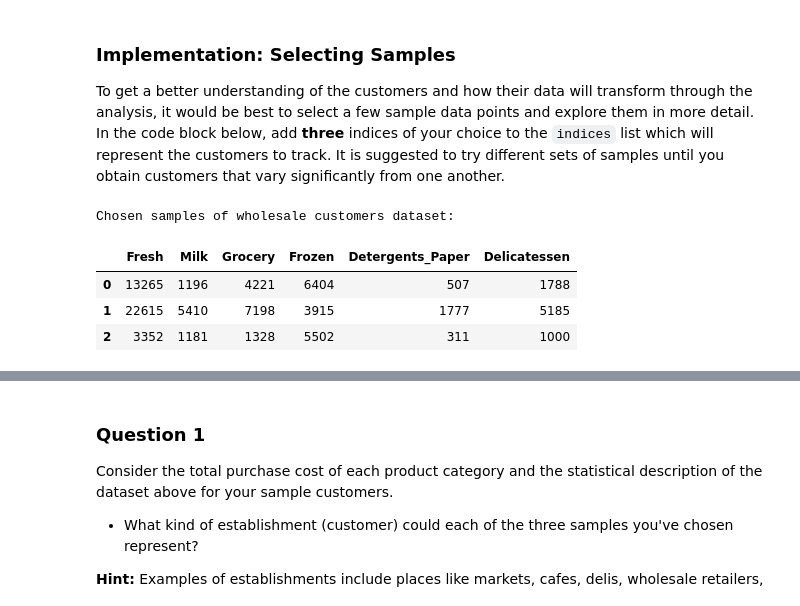
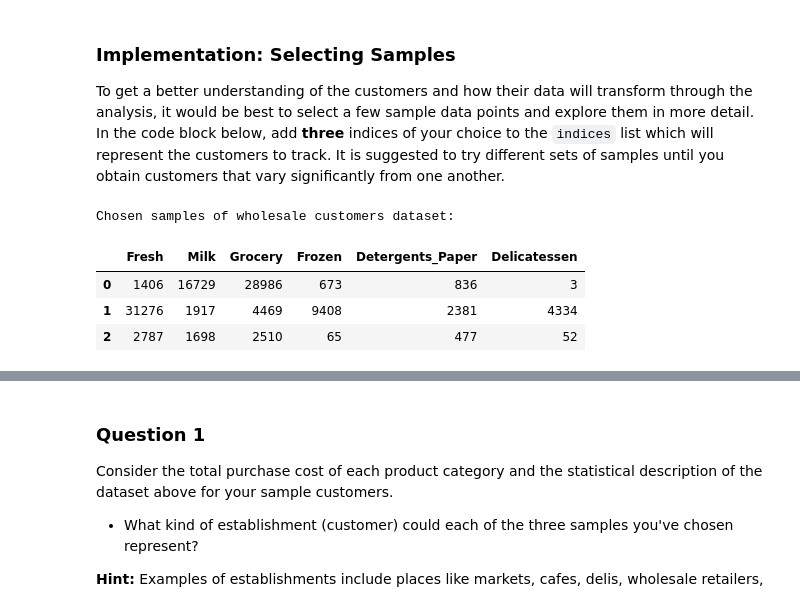
Before and after one commit to cidelab/MachineLearnResearch, a Jupyter notebook: customer_segments/customer_segments.ipynb, the cells around one changed output, grey strips where cells are left out. Saved outputs shown, nothing was run; the diff lists cells and outputs as text; code cells hidden in the pictures.

```diff
--- a/customer_segments/customer_segments.ipynb
+++ b/customer_segments/customer_segments.ipynb
@@ -60,15 +67,15 @@ display(data.describe())
 To get a better understanding of the customers and how their data will transform through the analysis, it would be best to select a few sample data points and explore them in more detail. In the code block below, add **three** indices of your choice to the `indices` list which will represent the customers to track. It is suggested to try different sets of samples until you obtain customers that vary significantly from one another.
 # %%
 # TODO: Select three indices of your choice you wish to sample from the dataset
-indices = [3,4,390]
+indices = [109,22,439]
 
 # Create a DataFrame of the chosen samples
 samples = pd.DataFrame(data.loc[indices], columns = data.keys()).reset_index(drop = True)
 print("Chosen samples of wholesale customers dataset:")
 display(samples)
 # %% [output]
 Chosen samples of wholesale customers dataset:
 |  | Fresh | Milk | Grocery | Frozen | Detergents_Paper | Delicatessen |
-| 0 | 13265 | 1196 | 4221 | 6404 | 507 | 1788 |
-| 1 | 22615 | 5410 | 7198 | 3915 | 1777 | 5185 |
-| 2 | 3352 | 1181 | 1328 | 5502 | 311 | 1000 |
+| 0 | 1406 | 16729 | 28986 | 673 | 836 | 3 |
+| 1 | 31276 | 1917 | 4469 | 9408 | 2381 | 4334 |
+| 2 | 2787 | 1698 | 2510 | 65 | 477 | 52 |
```
Also changed, not shown: parts of 2 cells of this notebook, 3 other files.
